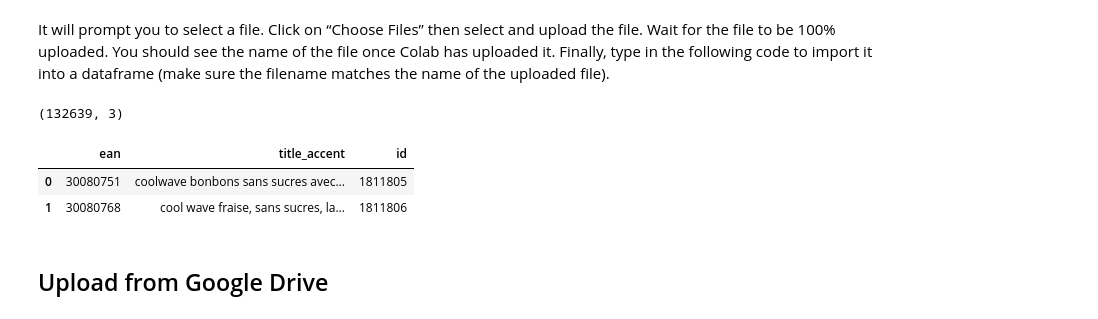
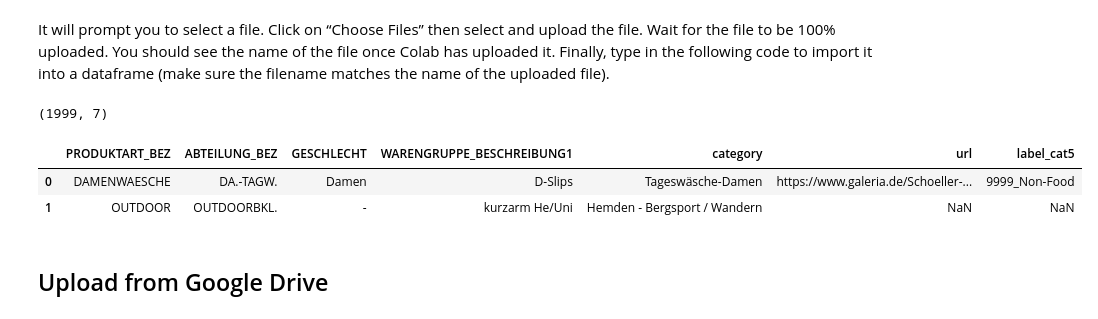
Before and after one commit to ELehmann91/Thesis_Multilingual_Transferlearning, a Jupyter notebook: Text_Annotation_Tool_BuBa.ipynb, the cells around one changed output. Cells and saved outputs as stored; diff of their text form; code cells hidden in the pictures.

```diff
--- a/Text_Annotation_Tool_BuBa.ipynb
+++ b/Text_Annotation_Tool_BuBa.ipynb
@@ -50,17 +47,14 @@ df = pd.read_stata('table_BCE_finale.dta')
 # %%
-df = pd.read_csv(io.BytesIO(uploaded['eantoclassifyECB.csv']),sep=',')
+#df = pd.read_csv(io.BytesIO(uploaded['eantoclassifyECB.csv']),sep=',')
 #df = pd.read_excel(io.BytesIO(uploaded['carrfour_trans_pred.xlsx']),encoding='ANSI')
-#df = pd.read_excel(uploaded['carrfour_trans_pred.xlsx'],encoding='unicode')
+df = pd.read_excel(uploaded['Match_DE_Galeria_small.xlsx'],encoding='unicode')
+print(df.shape)
+df[:2]
+# %% [output]
+(1999, 7)
+|  | PRODUKTART_BEZ | ABTEILUNG_BEZ | GESCHLECHT | WARENGRUPPE_BESCHREIBUNG1 | category | url | label_cat5 |
+| 0 | DAMENWAESCHE | DA.-TAGW. | Damen | D-Slips | Tageswäsche-Damen | https://www.galeria.de/Schoeller-... | 9999_Non-Food |
+| 1 | OUTDOOR | OUTDOORBKL. | - | kurzarm He/Uni | Hemden - Bergsport / Wandern | NaN | NaN |
-# %%
-# Dataset is now stored in a Pandas Dataframe
-#df['productCategory'] = df['productCategory'].apply(lambda x: str(x).replace('suesses','süßes').replace('ue','ü').replace('ae','ä').replace('oe','ö'))
-print(df.shape)
-df[:2]
-# %% [output]
-(132639, 3)
-|  | ean | title_accent | id |
-| 0 | 30080751 | coolwave bonbons sans sucres avec... | 1811805 |
-| 1 | 30080768 | cool wave fraise, sans sucres, la... | 1811806 |
 # %% [markdown]
 ## Upload from Google Drive
 # %% [markdown]
```
Also changed, not shown: parts of 14 cells of this notebook.
